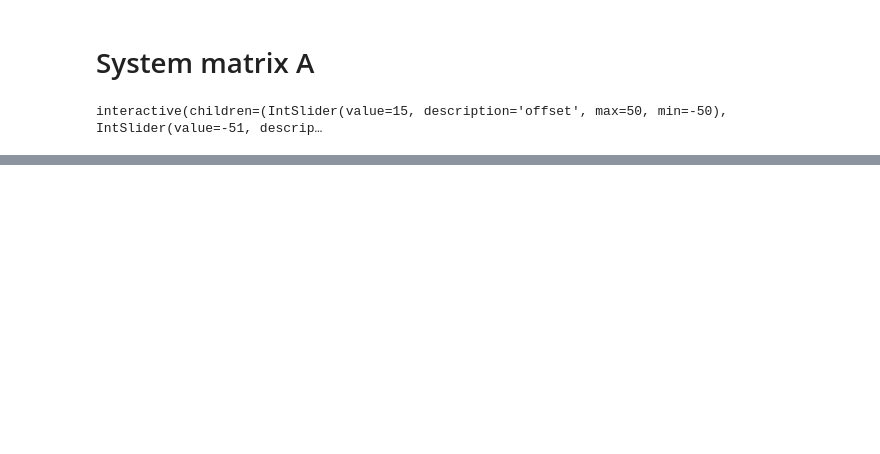
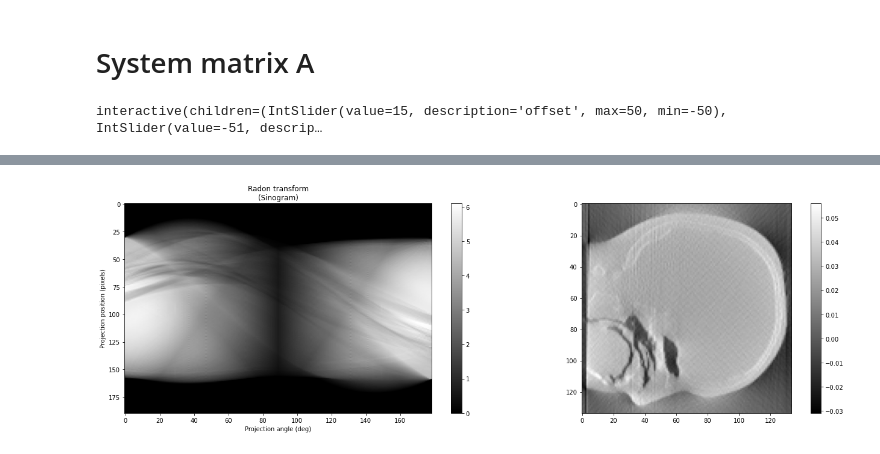
Before and after one commit to leonharv/uncertainty-vis, a Jupyter notebook: Data creation/simple_pCT/System generation.ipynb, the cells around one changed output, grey strips where cells are left out. Saved outputs shown, nothing was run; the diff lists cells and outputs as text; code cells hidden in the pictures; blank space fills up the shorter version.

```diff
--- a/Data creation/simple_pCT/System generation.ipynb
+++ b/Data creation/simple_pCT/System generation.ipynb
@@ -182,0 +206,21 @@ MLP_angles179_offset1_spotx130_exact_130_1026.npz
+# %%
+b_w_shaped = np.load('../../Data/simple_pCT/WEPL/WEPL_angles{:d}_offset{:d}_spotx{:d}_exact_{:d}_{:d}.npy'.format(num_angle, num_offset, num_spotx, RSP_shape[0], RSP_shape[1]))
+# %%
+fig, (ax1, ax2) = plt.subplots(1, 2, figsize=(18,6))
+
+theta = np.linspace(0., 180., num_angle, endpoint=False)
+ax1.set_title('Radon transform\n(Sinogram)')
+ax1.set_xlabel('Projection angle (deg)')
+ax1.set_ylabel('Projection position (pixels)')
+sin = ax1.imshow(b_w_shaped, cmap='gray', aspect='auto')
+
+plt.colorbar(sin, ax=ax1)
+
+reconstructed = transform.iradon(b_w_shaped, theta=theta, filter_name='ramp', circle=False)
+re = ax2.imshow(reconstructed, cmap='gray')
+plt.colorbar(re, ax=ax2)
+
+fig.tight_layout()
+plt.show()
+# %% [output]
+[figure, added]
```
Also changed, not shown: parts of 8 cells of this notebook, 6 other files.
